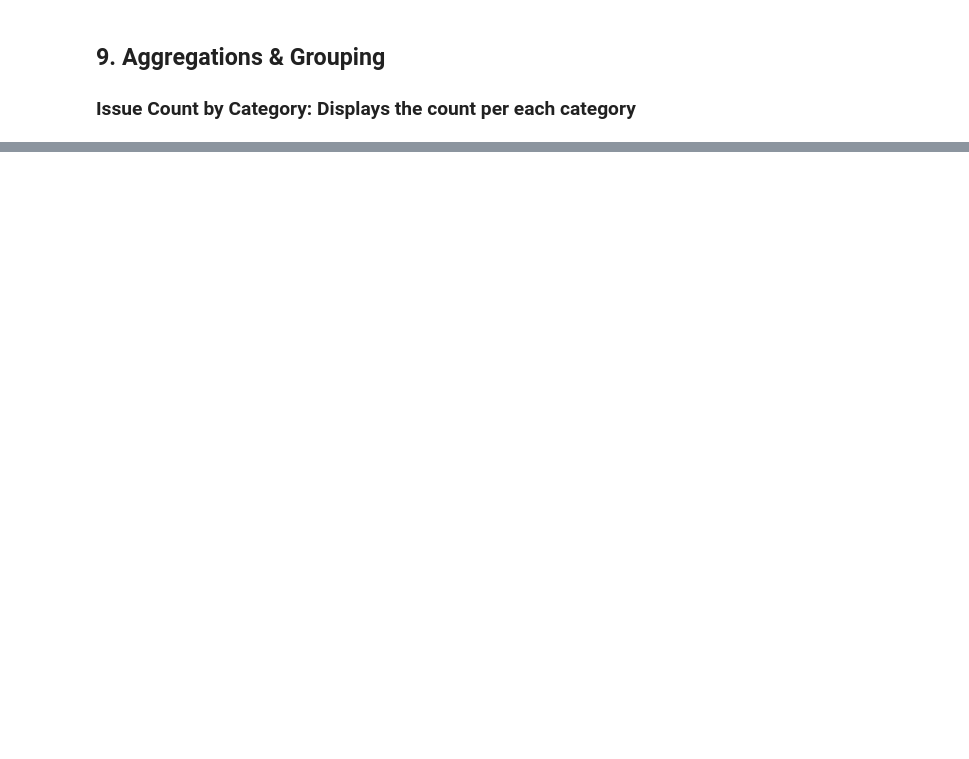
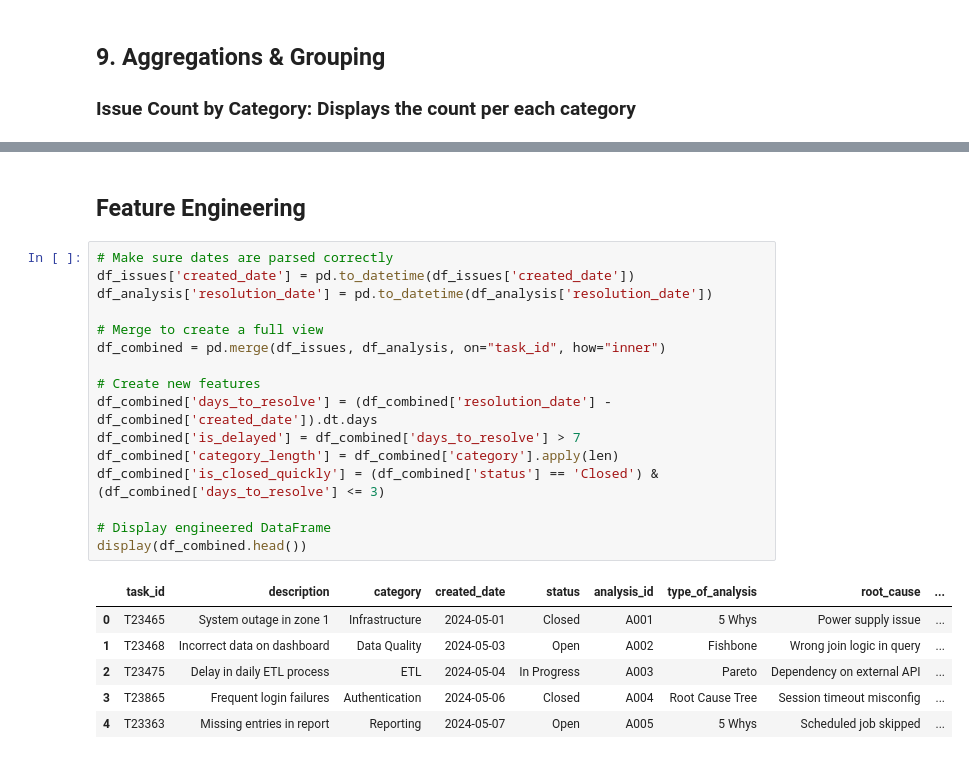
Before and after one commit to Kiruthikaa2512/datafun-05-sql-project, a Jupyter notebook: sql_eda_project.ipynb, the cells around one changed output, grey strips where cells are left out. Cells and saved outputs as stored; diff of their text form; blank space fills up the shorter version.

```diff
--- a/sql_eda_project.ipynb
+++ b/sql_eda_project.ipynb
@@ -436,0 +486,25 @@ Category counts:
+# %% [markdown]
+## Feature Engineering
+# %%
+# Make sure dates are parsed correctly
+df_issues['created_date'] = pd.to_datetime(df_issues['created_date'])
+df_analysis['resolution_date'] = pd.to_datetime(df_analysis['resolution_date'])
+
+# Merge to create a full view
+df_combined = pd.merge(df_issues, df_analysis, on="task_id", how="inner")
+
+# Create new features
+df_combined['days_to_resolve'] = (df_combined['resolution_date'] - df_combined['created_date']).dt.days
+df_combined['is_delayed'] = df_combined['days_to_resolve'] > 7
+df_combined['category_length'] = df_combined['category'].apply(len)
+df_combined['is_closed_quickly'] = (df_combined['status'] == 'Closed') & (df_combined['days_to_resolve'] <= 3)
+
+# Display engineered DataFrame
+display(df_combined.head())
+# %% [output]
+|  | task_id | description | category | created_date | status | analysis_id | type_of_analysis | root_cause | ... |
+| 0 | T23465 | System outage in zone 1 | Infrastructure | 2024-05-01 | Closed | A001 | 5 Whys | Power supply issue | ... |
+| 1 | T23468 | Incorrect data on dashboard | Data Quality | 2024-05-03 | Open | A002 | Fishbone | Wrong join logic in query | ... |
+| 2 | T23475 | Delay in daily ETL process | ETL | 2024-05-04 | In Progress | A003 | Pareto | Dependency on external API | ... |
+| 3 | T23865 | Frequent login failures | Authentication | 2024-05-06 | Closed | A004 | Root Cause Tree | Session timeout misconfig | ... |
+| 4 | T23363 | Missing entries in report | Reporting | 2024-05-07 | Open | A005 | 5 Whys | Scheduled job skipped | ... |
```
Also changed, not shown: parts of 21 cells of this notebook.
